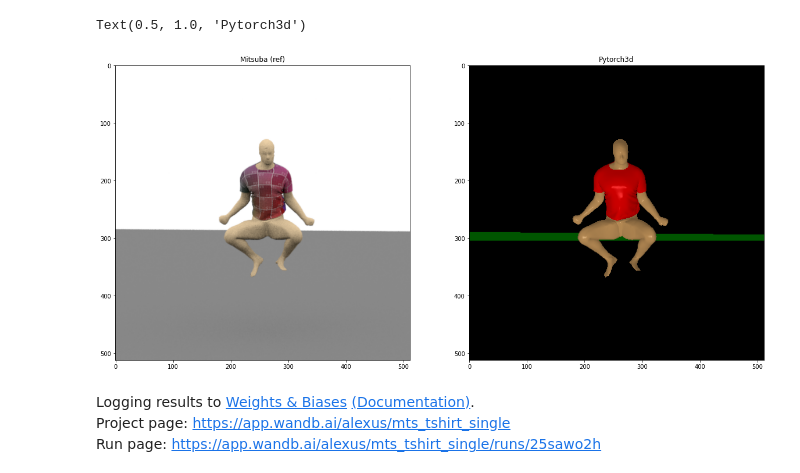
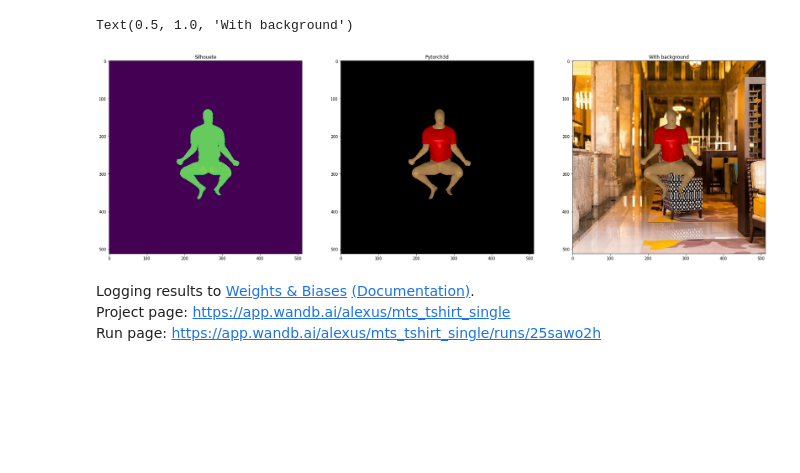
Before and after one commit to alexus37/MasterThesisCode, a Jupyter notebook: experiments/torch3d/06_optimize_single_tshirt_mesh.ipynb, the cells around one changed output. Saved outputs shown, nothing was run; the diff lists cells and outputs as text; code cells hidden in the pictures; blank space fills up the shorter version.

Commit message:
work on background adding

```diff
--- a/experiments/torch3d/06_optimize_single_tshirt_mesh.ipynb
+++ b/experiments/torch3d/06_optimize_single_tshirt_mesh.ipynb
@@ -258,43 +267,69 @@ mesh, cameras, optmization_input = mitsuba_scene_to_torch_3d(master_scene)
 
 raster_settings = RasterizationSettings(
     image_size=512,
     blur_radius=0.0,
     faces_per_pixel=1,
     perspective_correct=True,
 #     max_faces_per_bin=100000,
 #     bin_size=64
 )
 lights = PointLights(device=device, location=[[0.0, 0.0, 3.0]])
 
 renderer = MeshRenderer(
     rasterizer=MeshRasterizer(
         cameras=cameras,
         raster_settings=raster_settings
     ),
     shader=HardPhongShader(
         device=device,
         cameras=cameras,
         lights=lights
     )
 )
+blend_params = BlendParams(sigma=1e-4, gamma=1e-4)
+silhouette_renderer = MeshRenderer(
+    rasterizer=MeshRasterizer(
+        cameras=cameras,
+        raster_settings=raster_settings
+    ),
+    shader=SoftSilhouetteShader(blend_params=blend_params)
+)
+
+image = renderer(mesh)   # (1, H, W, 4)
+silhouette = silhouette_renderer(mesh)   # (1, H, W, 4)
+
+background = cv2.imread('../data/backgrounds/indoor.jpg')
+background = cv2.cvtColor(background, cv2.COLOR_BGR2RGB)
+background = torch.from_numpy(background / 255).unsqueeze(0).float().cuda()
+alpha = torch.ones((1, 512, 512, 1)).cuda()
+background = torch.cat([background, alpha], 3)
 
 
-image = renderer(mesh)   # (1, H, W, 4)
-ref_image = cv2.imread('data/radek/out.png')
-ref_image = cv2.cvtColor(ref_image, cv2.COLOR_BGR2RGB)
+alpha_mask = torch.cat([silhouette[..., 3], silhouette[..., 3], silhouette[..., 3], silhouette[..., 3]], 0)
+alpha_mask = alpha_mask.unsqueeze(0).permute((0, 2, 3, 1))
 
-fig = plt.figure(figsize=(20, 10))
-ax = fig.add_subplot(1, 2, 1)
-ax.imshow(ref_image)
+final = where(alpha_mask > 0, image, background)
 
-ax.set_title("Mitsuba (ref)")
+silhouette = silhouette.cpu().numpy()
+final = final.cpu().numpy()
 
-ax = fig.add_subplot(1, 2, 2)
+
+fig = plt.figure(figsize=(30, 10))
+ax = fig.add_subplot(1, 3, 1)
+ax.imshow(silhouette.squeeze()[..., 3])
+
+ax.set_title("Silhouete")
+
+ax = fig.add_subplot(1, 3, 2)
 ax.imshow(image.squeeze().cpu().numpy())
 ax.set_title("Pytorch3d")
+
+ax = fig.add_subplot(1, 3, 3)
+ax.imshow(final.squeeze())
+ax.set_title("With background")
 # %% [output]
-Text(0.5, 1.0, 'Pytorch3d')
+Text(0.5, 1.0, 'With background')
-[figure, old version]
+[figure, new version]
 # %%
 ORIG_SHAPE = (512, 512, 3)
 
```
Also changed, not shown: parts of 2 cells of this notebook, 6 other files.
